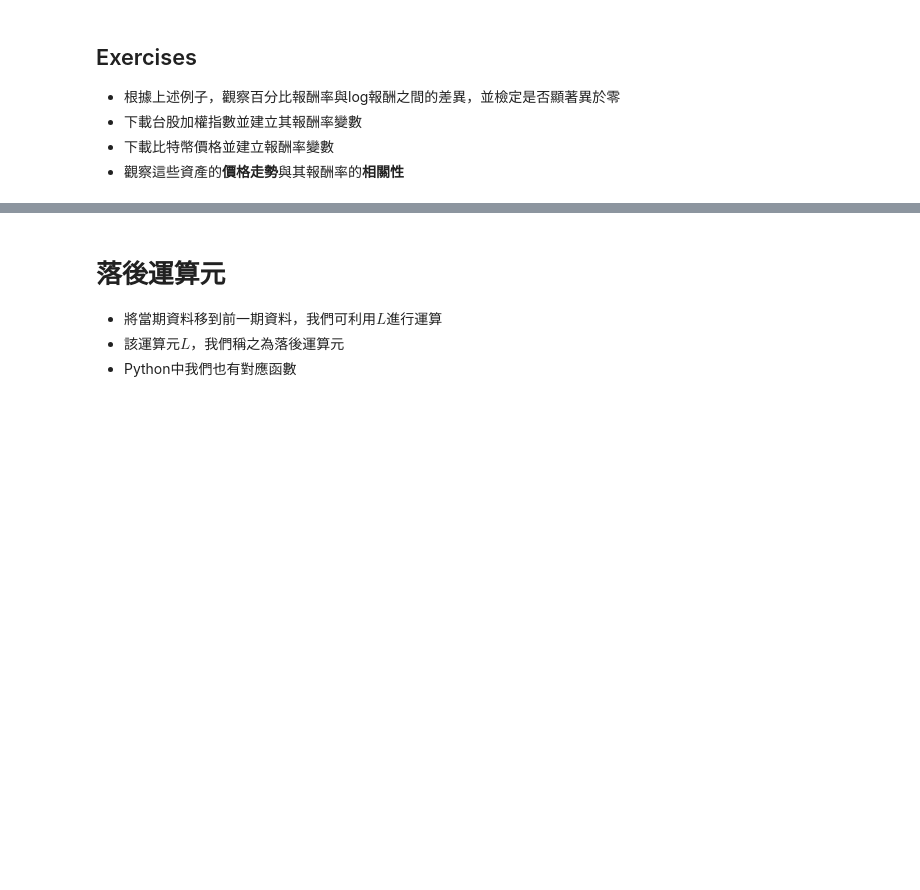
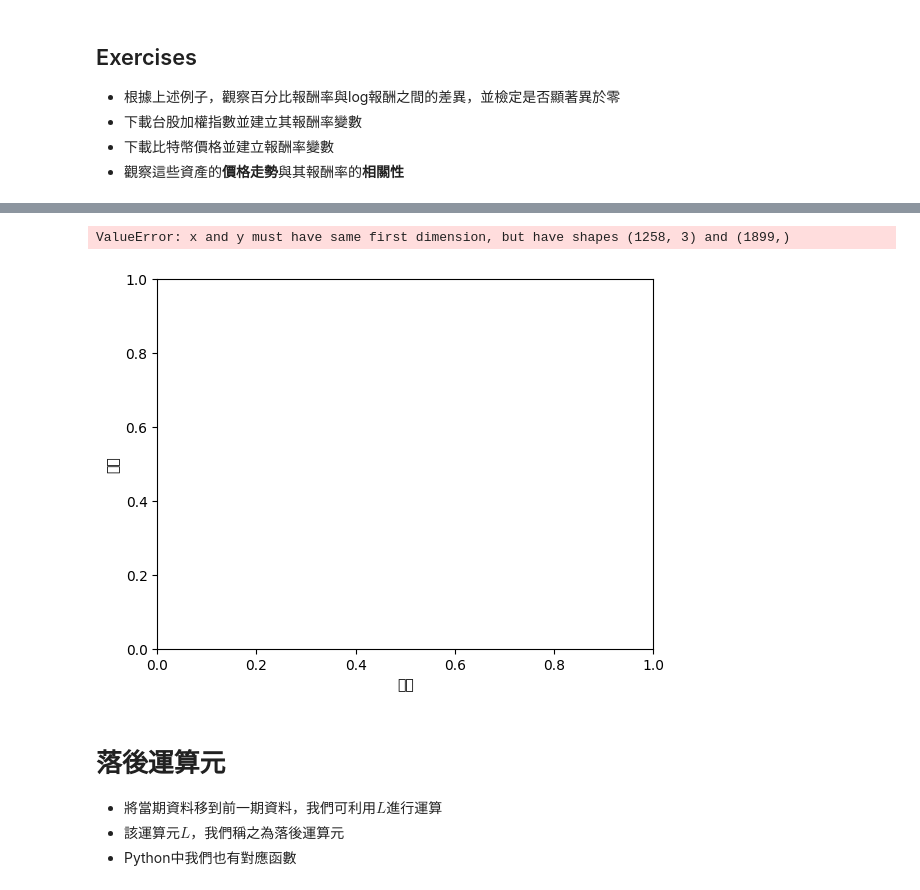
Before and after one commit to HackerJacky/TimeSeriesColab, a Jupyter notebook: ts_ch1_exercise.ipynb, the cells around one changed output, grey strips where cells are left out. Cells and saved outputs as stored; diff of their text form; code cells hidden in the pictures; blank space fills up the shorter version.

```diff
--- a/ts_ch1_exercise.ipynb
+++ b/ts_ch1_exercise.ipynb
@@ -206,0 +258,14 @@ data.price_spx.plot()
+# %%
+#2
+
+data_tw =yf.download('^TWII')
+data_tw = data_tw.loc['2020':]
+data_tw = data_tw[['Close']]
+data_tw.columns = ['price_twii']
+data_tw.fillna(0)
+
+data_tw['ret_twii'] = np.log(data_tw.price_twii).diff()
+data_tw['ret_twii_1']=data_tw.price_twii.pct_change()
+
+
+#data_tw.plot()
@@ -206,0 +274,13 @@ data.price_spx.plot()
+# %%
+#3
+data_bit=yf.download('BTC-USD')
+data_bit=data_bit.loc['2020':]
+data_bit=data_bit[['Close']]
+data_bit.columns =['price_BTC']
+
+data_bit['ret_BTC'] = np.log(data_bit.price_BTC).diff()
+data_bit['ret_BTC_2']=data_bit.price_BTC.pct_change()
+data_bit.fillna(0)
+
+data_bit.head()
+#data_bit.plot()
@@ -207,3 +296,12 @@ data.price_spx.plot()
+# %%
+#4
+plt.xlabel('時間')
+plt.ylabel('價格')
+
+plt.plot(data_tw,data_bit)
+# %% [output]
+ValueError: x and y must have same first dimension, but have shapes (1258, 3) and (1899,)
+[figure, added]
 # %% [markdown]
 # 落後運算元
 - 將當期資料移到前一期資料，我們可利用$L$進行運算
```
Also changed, not shown: parts of 17 cells of this notebook.
